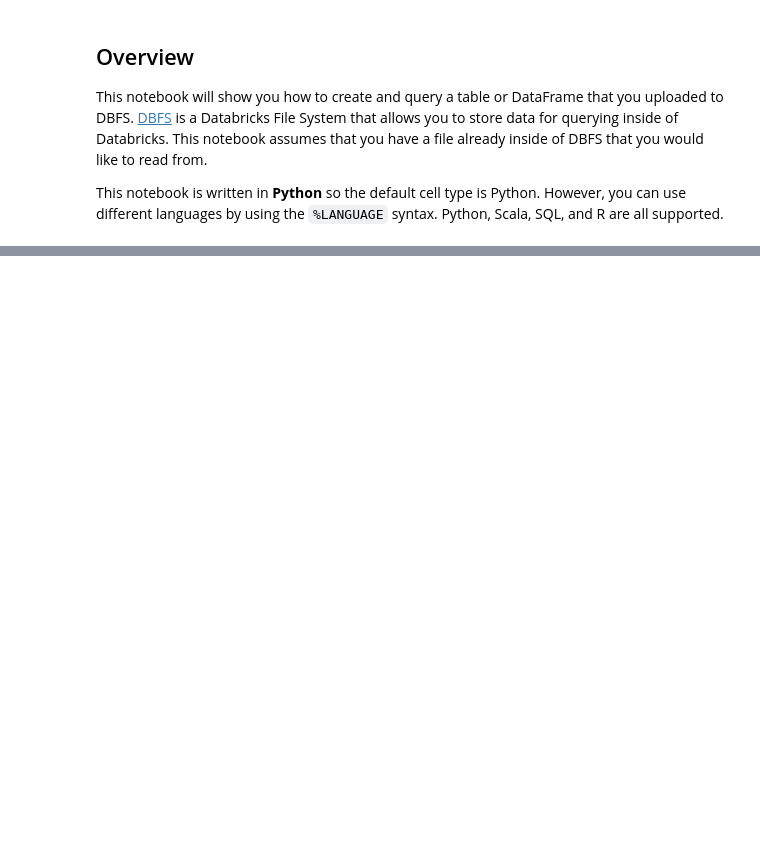
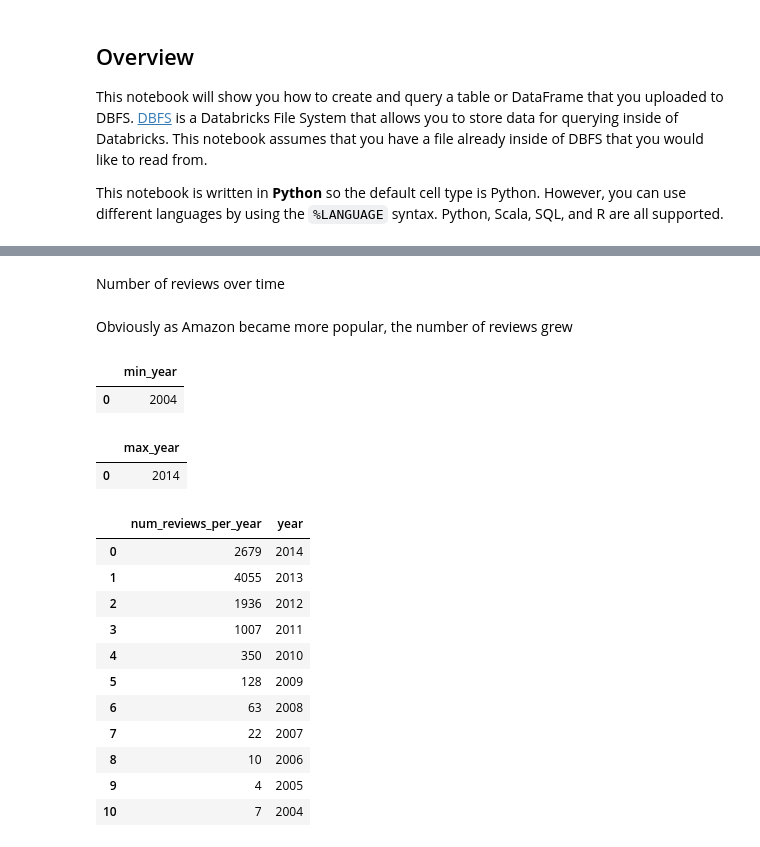
Before and after one commit to idenc/SENG-550-Amazon, a Jupyter notebook: SENG550Project.ipynb, the cells around one changed output, grey strips where cells are left out. Drawn from its saved outputs; the diff is of its cells as text; code cells hidden in the pictures; blank space fills up the shorter version.

```diff
--- a/SENG550Project.ipynb
+++ b/SENG550Project.ipynb
@@ -15,13 +29,13 @@ first_row_is_header = "false"
 delimiter = ","
 
 # The applied options are for CSV files. For other file types, these will be ignored.
-df = spark.read.format(file_type) \
+reviews = spark.read.format(file_type) \
   .option("inferSchema", infer_schema) \
   .option("header", first_row_is_header) \
   .option("sep", delimiter) \
   .load(file_location)
 
-display(df)
+display(reviews)
 # %% [output]
 [interactive output not drawn]
 # %%
@@ -56,3 +109,39 @@ df2 = df.drop('asin','helpful','reviewTime','reviewerID','reviewerName','summary
 display(df2)
 # %% [output]
 [interactive output not drawn]
+# %% [markdown]
+Number of reviews over time
+# %% [markdown]
+Obviously as Amazon became more popular, the number of reviews grew
+# %%
+spark.sql('SELECT MIN(YEAR(FROM_UNIXTIME(unixReviewTime))) AS min_year FROM reviews').toPandas()
+# %% [output]
+|  | min_year |
+| 0 | 2004 |
+# %%
+spark.sql('SELECT MAX(YEAR(FROM_UNIXTIME(unixReviewTime))) AS max_year FROM reviews').toPandas()
+# %% [output]
+|  | max_year |
+| 0 | 2014 |
+# %%
+query = '''
+SELECT COUNT(*) as num_reviews_per_year, YEAR(FROM_UNIXTIME(unixReviewTime)) AS year
+FROM reviews
+GROUP BY year
+ORDER BY year DESC
+'''
+
+spark.sql(query).toPandas()
+# %% [output]
+|  | num_reviews_per_year | year |
+| 0 | 2679 | 2014 |
+| 1 | 4055 | 2013 |
+| 2 | 1936 | 2012 |
+| 3 | 1007 | 2011 |
+| 4 | 350 | 2010 |
+| 5 | 128 | 2009 |
+| 6 | 63 | 2008 |
+| 7 | 22 | 2007 |
+| 8 | 10 | 2006 |
+| 9 | 4 | 2005 |
+| 10 | 7 | 2004 |
```
Also changed, not shown: parts of 27 cells of this notebook.
